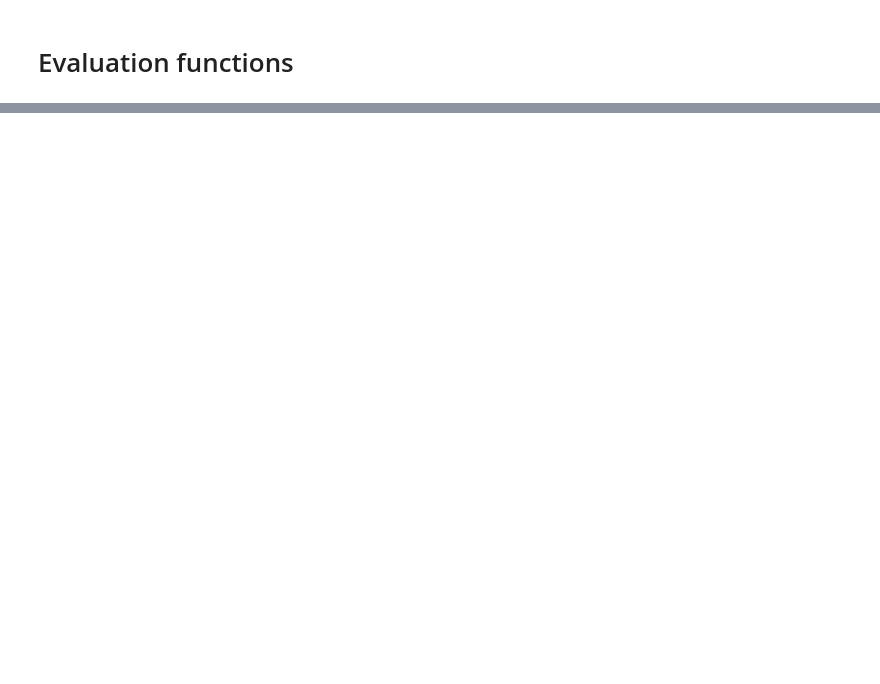
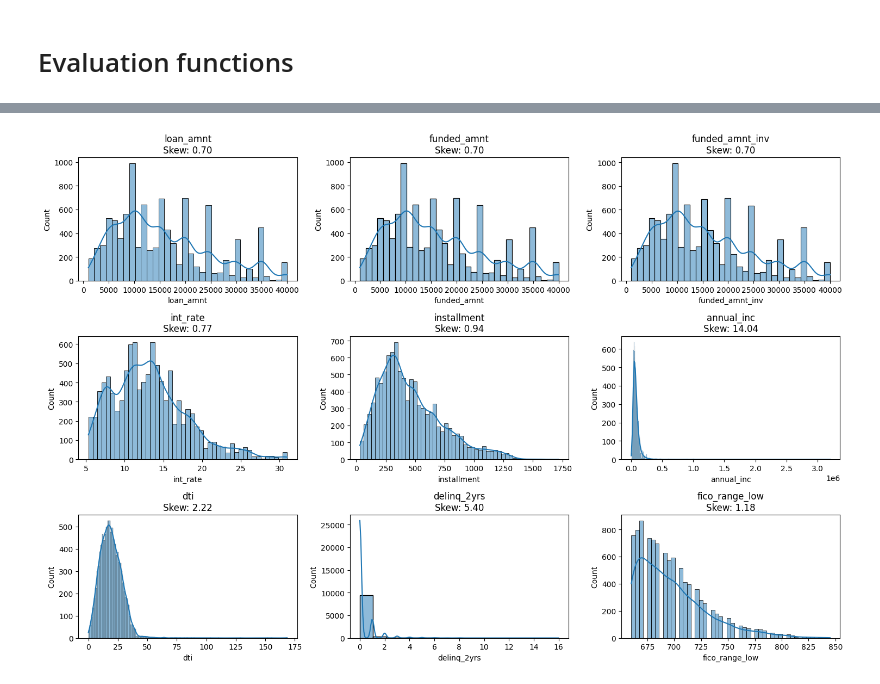
Before and after one commit to SamK-120/tu_ml_assignment_1, a Jupyter notebook: ML.ipynb, the cells around one changed output, grey strips where cells are left out. Saved outputs shown, nothing was run; the diff lists cells and outputs as text; code cells hidden in the pictures; blank space fills up the shorter version.

```diff
--- a/ML.ipynb
+++ b/ML.ipynb
@@ -129,0 +546,27 @@ def compare_metrics(y_true:pd.DataFrame, y_pred:pd.DataFrame) -> dict:
+# %%
+# Convert binary categorical columns to 0/1
+binary_cols = ['pymnt_plan', 'hardship_flag', 'disbursement_method', 'debt_settlement_flag', 'application_type']
+for col in binary_cols:
+    if col in loan_data_trn.columns:
+        loan_data_trn[col] = loan_data_trn[col].map({'n': 0, 'y': 1, 'N': 0, 'Y': 1, 'Cash': 0, 'DirectPay': 1, 'Individual': 0, 'Joint App': 1})
+        loan_data_tst[col] = loan_data_tst[col].map({'n': 0, 'y': 1, 'N': 0, 'Y': 1, 'Cash': 0, 'DirectPay': 1, 'Individual': 0, 'Joint App': 1})
+# %%
+# Split both train and test data set in dependent and independent data frame
+x_train, y_train = splitDependentIndependent(loan_data_trn, 'grade')
+x_test, y_test = splitDependentIndependent(loan_data_tst, 'grade')
+# %%
+# Filters out numerical and categorical columns
+num_cols, cat_cols = filterColumnsWithType(x_train)
+# %%
+# Split train and test data set into numerical and categorical columns
+x_train_num = x_train[num_cols].copy()
+x_test_num = x_test[num_cols].copy()
+
+x_train_cat = x_train[cat_cols].copy()
+x_test_cat = x_test[cat_cols].copy()
+# %%
+# Plot some skewed columns
+subset = num_cols_initial[0:9]
+plotSkewedNess(x_train_num, subset, 3)
+# %% [output]
+[figure, added]
```
Also changed, not shown: parts of 152 cells of this notebook.
